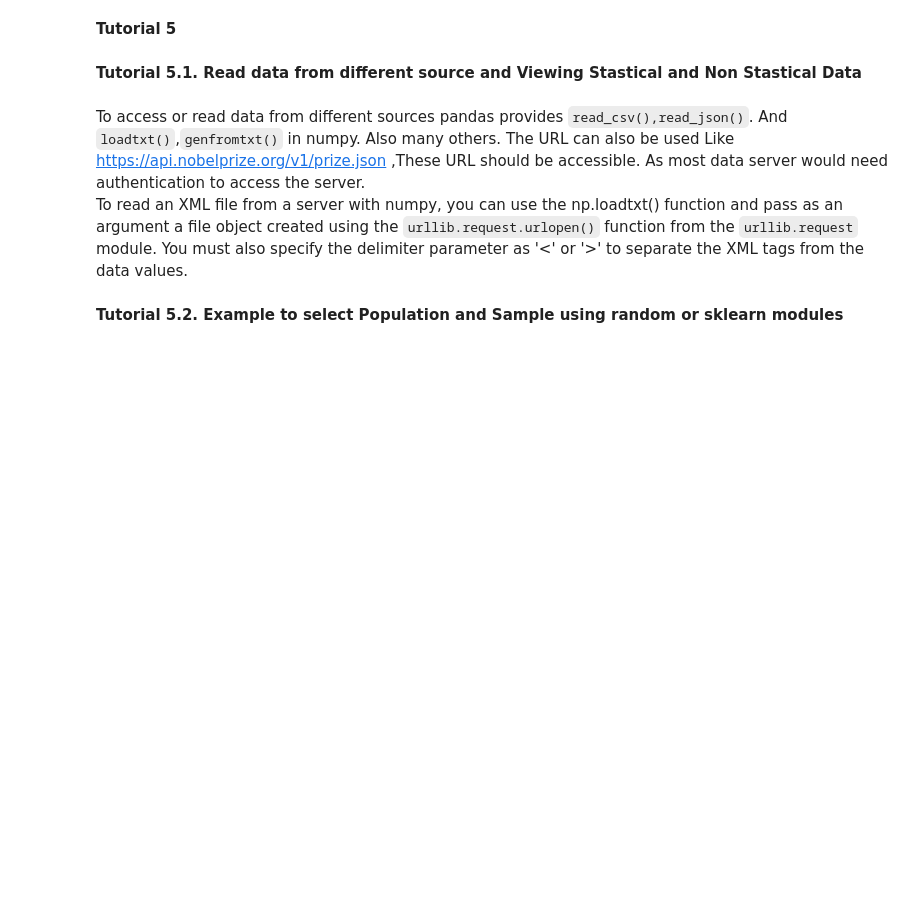
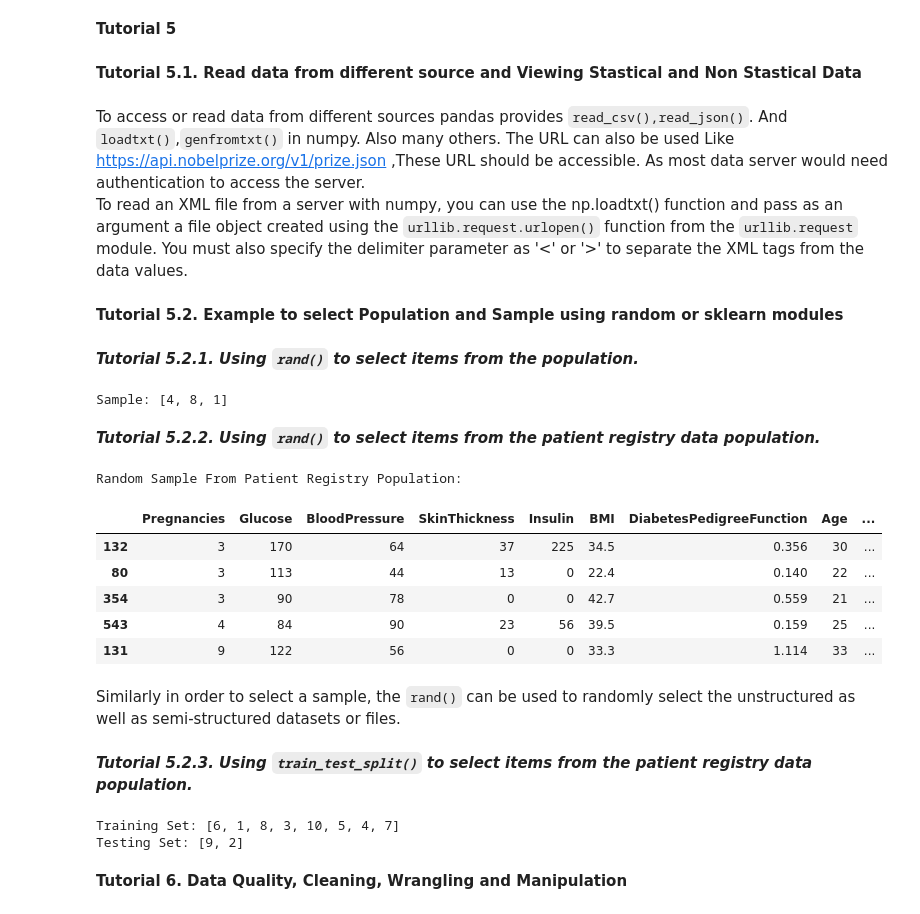
Before and after one commit to bpbpublications/Statistics-for-Data-Scientists-and-Analysts, a Jupyter notebook: notebooks/chapter1/Part1.ipynb, the cells around one changed output. Drawn from its saved outputs; the diff is of its cells as text; code cells hidden in the pictures; blank space fills up the shorter version.

```diff
--- a/notebooks/chapter1/Part1.ipynb
+++ b/notebooks/chapter1/Part1.ipynb
@@ -985,3 +967,69 @@ arr = np.loadtxt(file, delimiter='<')
 print(arr)
 # %% [markdown]
 **Tutorial 5.2. Example to select Population and Sample using random or sklearn modules**
+# %% [markdown]
+***Tutorial 5.2.1. Using `rand()` to select items from the population.***
+# %%
+import random
+
+population = [1, 2, 3, 4, 5, 6, 7, 8, 9, 10]
+sample_size = 3
+
+# Randomly select a sample from the population
+sample = random.sample(population, sample_size)
+
+print("Sample:", sample)
+# %% [output]
+Sample: [4, 8, 1]
+# %% [markdown]
+***Tutorial 5.2.2. Using `rand()` to select items from the patient registry data population.***
+# %%
+import pandas as pd
+from IPython.display import display
+import random
+
+diabities_df = pd.read_csv('/workspaces/ImplementingStatisticsWithPython/data/chapter1/diabetes.csv')
+
+diabities_df = pd.DataFrame(diabities_df)
+
+# Define the sample size
+sample_size = 5
+
+# Get the number of rows in the DataFrame
+num_rows = diabities_df.shape[0]
+
+# Generate random indices for selecting rows
+random_indices = random.sample(range(num_rows), sample_size)
+
+# Select the rows using the random indices
+sample_diabities_df = diabities_df.iloc[random_indices]
+
+display(sample_diabities_df)
+# %% [output]
+Random Sample From Patient Registry Population:
+|  | Pregnancies | Glucose | BloodPressure | SkinThickness | Insulin | BMI | DiabetesPedigreeFunction | Age | ... |
+| 132 | 3 | 170 | 64 | 37 | 225 | 34.5 | 0.356 | 30 | ... |
+| 80 | 3 | 113 | 44 | 13 | 0 | 22.4 | 0.140 | 22 | ... |
+| 354 | 3 | 90 | 78 | 0 | 0 | 42.7 | 0.559 | 21 | ... |
+| 543 | 4 | 84 | 90 | 23 | 56 | 39.5 | 0.159 | 25 | ... |
+| 131 | 9 | 122 | 56 | 0 | 0 | 33.3 | 1.114 | 33 | ... |
+# %% [markdown]
+Similarly in order to select a sample, the `rand()` can be used to randomly select the unstructured as well as semi-structured datasets or files.
+# %% [markdown]
+***Tutorial 5.2.3. Using `train_test_split()` to select items from the patient registry data population.***
+# %%
+from sklearn.model_selection import train_test_split
+
+population = [1, 2, 3, 4, 5, 6, 7, 8, 9, 10]
+test_size = 0.2  # Proportion of data to reserve for testing
+
+# Split the population into training and testing sets
+train_set, test_set = train_test_split(population, test_size=test_size, random_state=42)
+
+print("Training Set:", train_set)
+print("Testing Set:", test_set)
+# %% [output]
+Training Set: [6, 1, 8, 3, 10, 5, 4, 7]
+Testing Set: [9, 2]
+# %% [markdown]
+**Tutorial 6. Data Quality, Cleaning, Wrangling and Manipulation**
```
Also changed, not shown: parts of 8 cells of this notebook.
